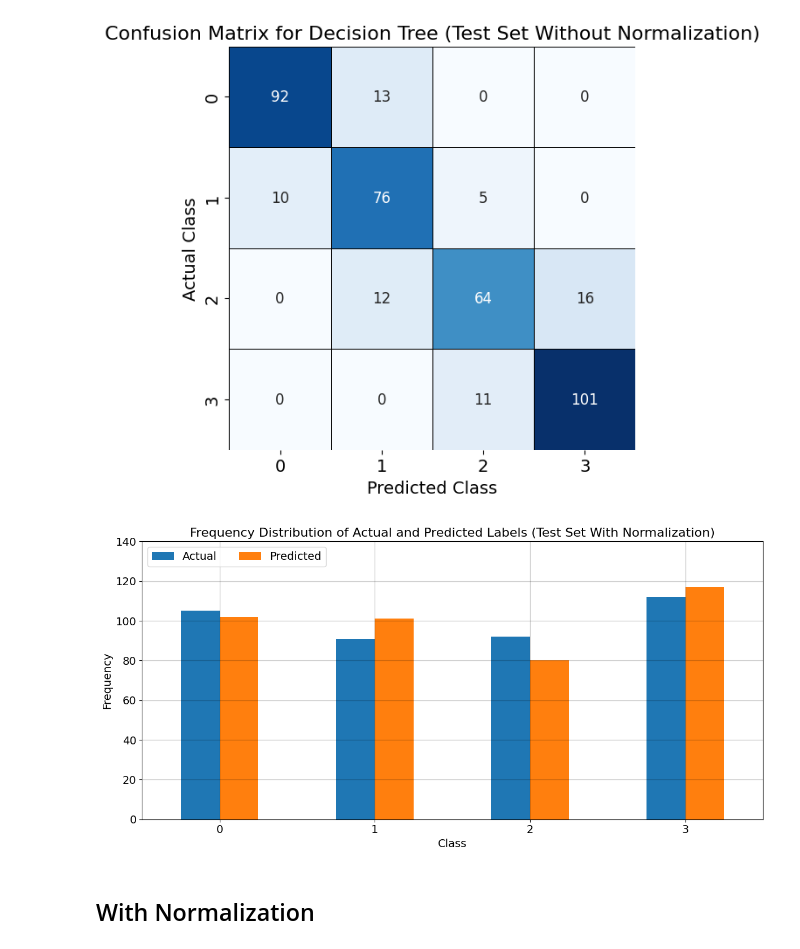
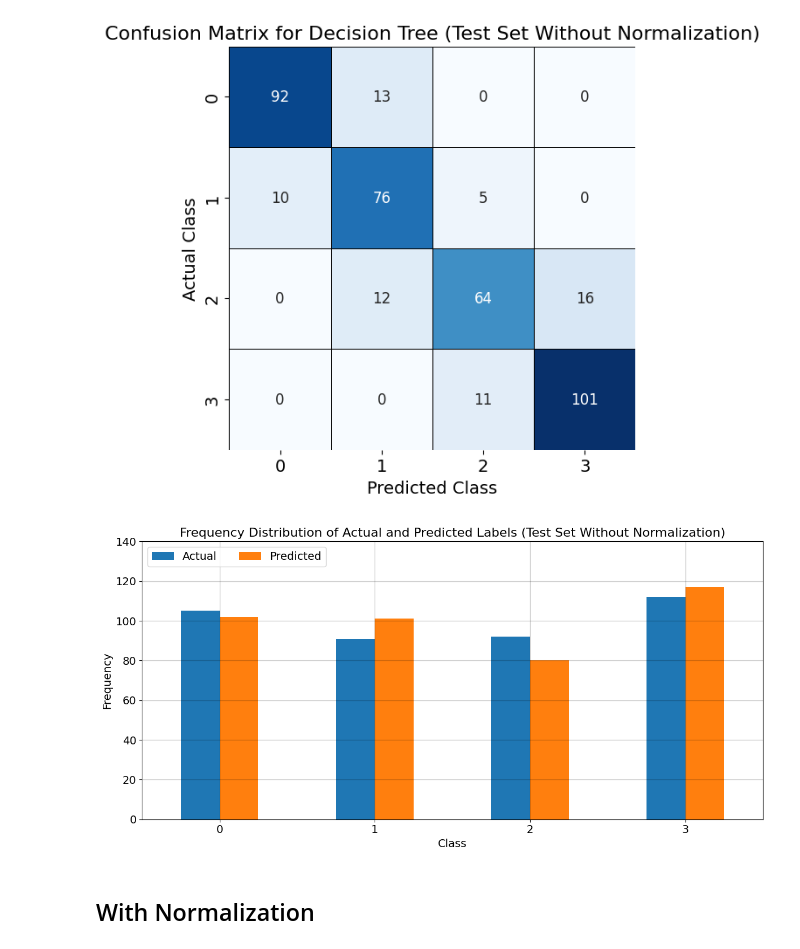
Before and after one commit to Mouleshwar3238/Mobile_Price_Classification, a Jupyter notebook: DecisionTree_MPC.ipynb, the cells around one changed output. Saved outputs shown, nothing was run; the diff lists cells and outputs as text; code cells hidden in the pictures.

```diff
--- a/DecisionTree_MPC.ipynb
+++ b/DecisionTree_MPC.ipynb
@@ -186,31 +186,31 @@ plt.show()
 # %%
 # Plotting the bar graph for frequency distribution of actual and predicted labels (Test Set)
 actual_labels_test, actual_counts_test = np.unique(y_test, return_counts=True)
 predicted_labels_test2, predicted_counts_test2 = np.unique(y_test_pred2, return_counts=True)
 
 labels_test = np.unique(y_test)
 
 x_test = np.arange(len(labels_test))
 width = 0.25
 
 fig, ax = plt.subplots(figsize=(12,6))
 rects1_test = ax.bar(x_test - width/2, actual_counts_test, width, label='Actual')
 rects2_test = ax.bar(x_test + width/2, predicted_counts_test2, width, label='Predicted')
 
 ax.set_xlabel('Class', color='black', fontsize=14)
 ax.set_ylabel('Frequency', color='black', fontsize=14)
-ax.set_title('Frequency Distribution of Actual and Predicted Labels (Test Set With Normalization)', color='black', fontsize=16)
+ax.set_title('Frequency Distribution of Actual and Predicted Labels (Test Set Without Normalization)', color='black', fontsize=16)
 ax.set_xticks(x_test)
 ax.tick_params(axis='both', which='major', labelsize=14)
 ax.legend(fontsize=14, ncol=2, loc="upper left")
 plt.grid(True, linewidth=1, color='black', alpha=0.2)
 
 ax.set_xlim([-0.5, len(labels_test) - 0.5])
 plt.ylim((0,140))
 fig.tight_layout()
 plt.show()
 # %% [output]
-[figure, old version]
+[figure, new version]
 # %% [markdown]
 ## With Normalization
 # %%
```
